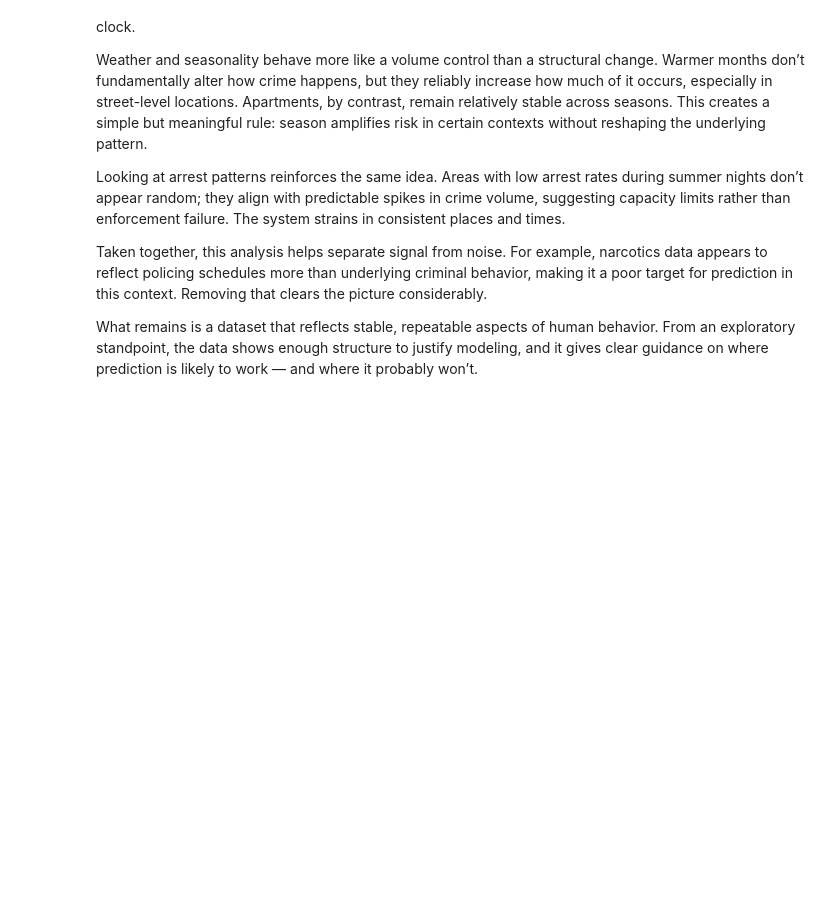
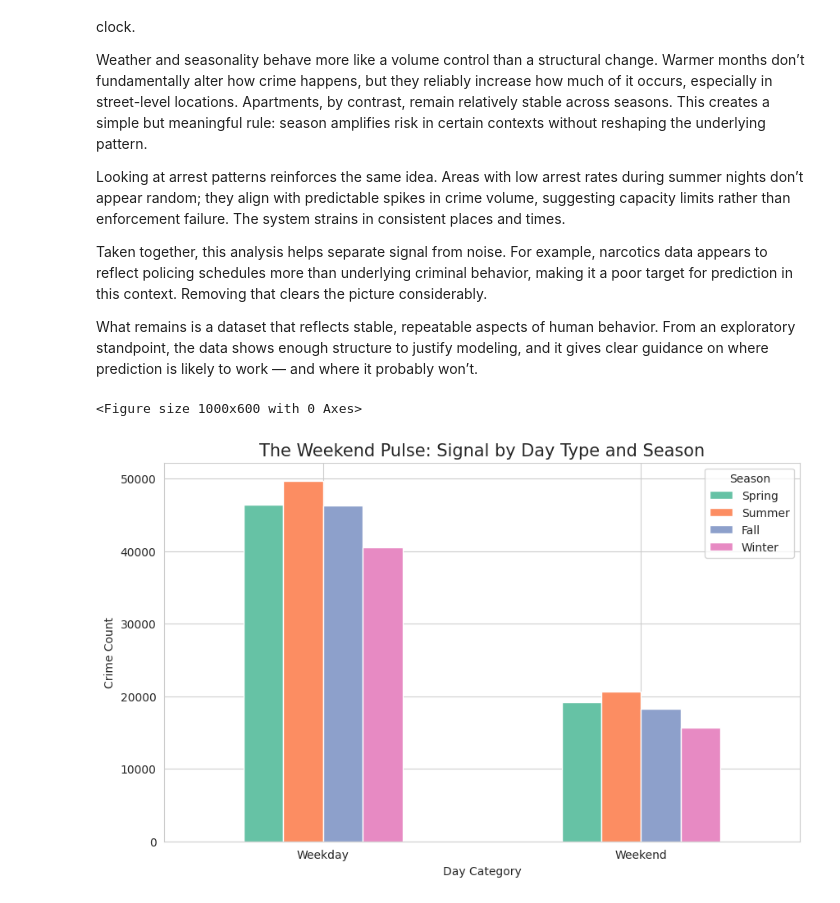
Before and after one commit to Andria-colab/DataGuard, a Jupyter notebook: notebooks/03_eda_visualization.ipynb, the cells around one changed output. Cells and saved outputs as stored; diff of their text form; code cells hidden in the pictures; blank space fills up the shorter version.

```diff
--- a/notebooks/03_eda_visualization.ipynb
+++ b/notebooks/03_eda_visualization.ipynb
@@ -242,3 +263,22 @@ Looking at arrest patterns reinforces the same idea. Areas with low arrest rates
 Taken together, this analysis helps separate signal from noise. For example, narcotics data appears to reflect policing schedules more than underlying criminal behavior, making it a poor target for prediction in this context. Removing that clears the picture considerably.
 
 What remains is a dataset that reflects stable, repeatable aspects of human behavior. From an exploratory standpoint, the data shows enough structure to justify modeling, and it gives clear guidance on where prediction is likely to work — and where it probably won’t.
+# %%
+data['Day_Type'] = data['Is_Weekend'].map({1: 'Weekend', 0: 'Weekday'})
+
+weekend_signal = data.groupby(['Day_Type', 'Season']).size().unstack()
+
+seasons_order = ['Spring', 'Summer', 'Fall', 'Winter']
+weekend_signal = weekend_signal[seasons_order]
+
+plt.figure(figsize=(10, 6))
+weekend_signal.plot(kind='bar', stacked=False, figsize=(10,6), color=['#66c2a5','#fc8d62','#8da0cb','#e78ac3'])
+plt.title('The Weekend Pulse: Signal by Day Type and Season', fontsize=15)
+plt.ylabel('Crime Count')
+plt.xlabel('Day Category')
+plt.xticks(rotation=0)
+plt.legend(title='Season')
+plt.show()
+# %% [output]
+<Figure size 1000x600 with 0 Axes>
+[figure, added]
```
Also changed, not shown: parts of 25 cells of this notebook.
